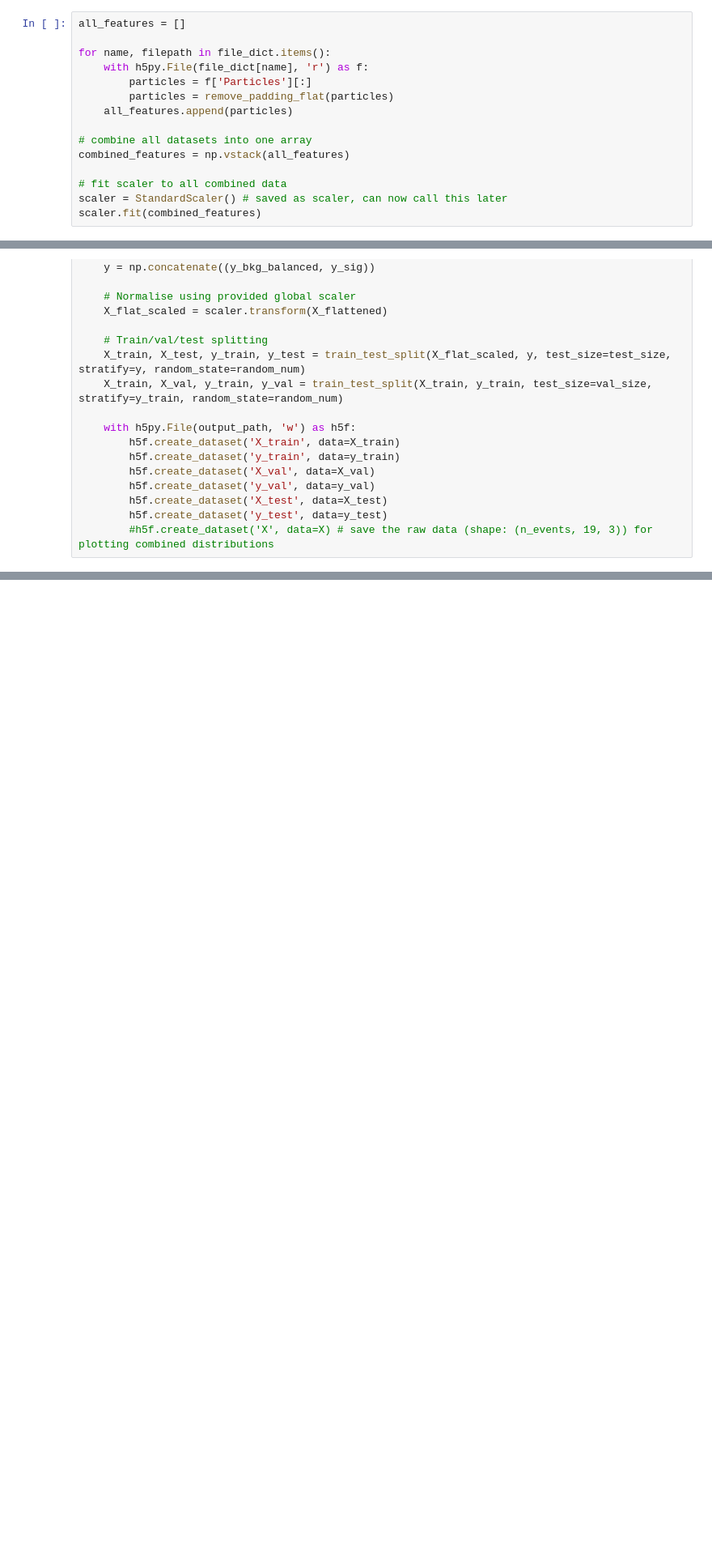
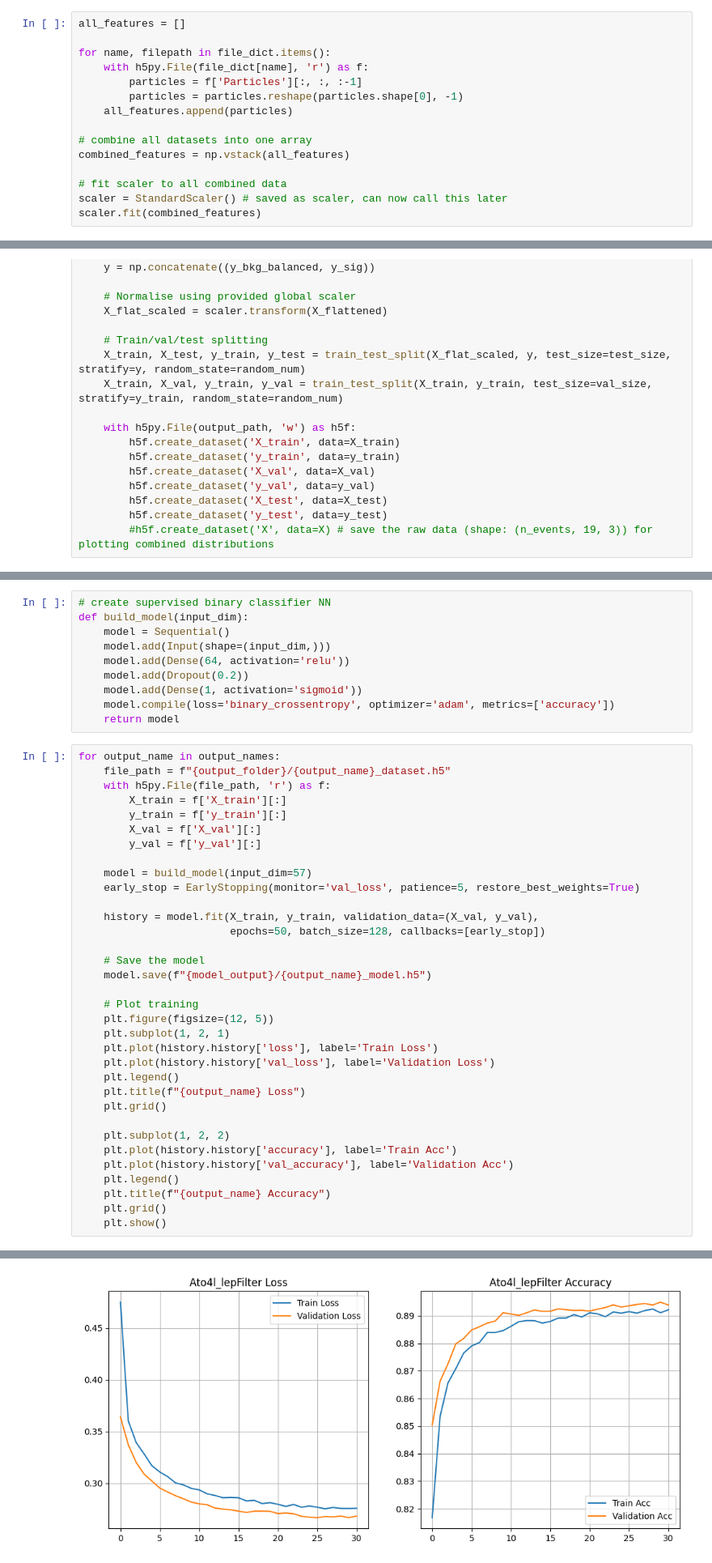
Before and after one commit to nat611/MScDissertation, a Jupyter notebook: 19.6.25_draft.ipynb, the cells around one changed output, grey strips where cells are left out. Shown at 81% size. Cells and saved outputs as stored; diff of their text form; blank space fills up the shorter version.

```diff
--- a/19.6.25_draft.ipynb
+++ b/19.6.25_draft.ipynb
@@ -163,8 +173,8 @@ all_features = []
 
 for name, filepath in file_dict.items():
     with h5py.File(file_dict[name], 'r') as f:
-        particles = f['Particles'][:]
-        particles = remove_padding_flat(particles)
+        particles = f['Particles'][:, :, :-1]
+        particles = particles.reshape(particles.shape[0], -1)
     all_features.append(particles)
 
 # combine all datasets into one array
@@ -235,0 +244,45 @@ ValueError: X has 57 features, but StandardScaler is expecting 4 features as inp
+# %%
+# create supervised binary classifier NN
+def build_model(input_dim):
+    model = Sequential()
+    model.add(Input(shape=(input_dim,)))
+    model.add(Dense(64, activation='relu'))
+    model.add(Dropout(0.2))
+    model.add(Dense(1, activation='sigmoid'))
+    model.compile(loss='binary_crossentropy', optimizer='adam', metrics=['accuracy'])
+    return model
+# %%
+for output_name in output_names:
+    file_path = f"{output_folder}/{output_name}_dataset.h5"
+    with h5py.File(file_path, 'r') as f:
+        X_train = f['X_train'][:]
+        y_train = f['y_train'][:]
+        X_val = f['X_val'][:]
+        y_val = f['y_val'][:]
+
+    model = build_model(input_dim=57)
+    early_stop = EarlyStopping(monitor='val_loss', patience=5, restore_best_weights=True)
+
+    history = model.fit(X_train, y_train, validation_data=(X_val, y_val),
+                        epochs=50, batch_size=128, callbacks=[early_stop])
+
+    # Save the model
+    model.save(f"{model_output}/{output_name}_model.h5")
+
+    # Plot training
+    plt.figure(figsize=(12, 5))
+    plt.subplot(1, 2, 1)
+    plt.plot(history.history['loss'], label='Train Loss')
+    plt.plot(history.history['val_loss'], label='Validation Loss')
+    plt.legend()
+    plt.title(f"{output_name} Loss")
+    plt.grid()
+
+    plt.subplot(1, 2, 2)
+    plt.plot(history.history['accuracy'], label='Train Acc')
+    plt.plot(history.history['val_accuracy'], label='Validation Acc')
+    plt.legend()
+    plt.title(f"{output_name} Accuracy")
+    plt.grid()
+    plt.show()
+# %% [output]
@@ -235,0 +308 @@ ValueError: X has 57 features, but StandardScaler is expecting 4 features as inp
+[figure, added]
```
Also changed, not shown: parts of 5 cells of this notebook.
